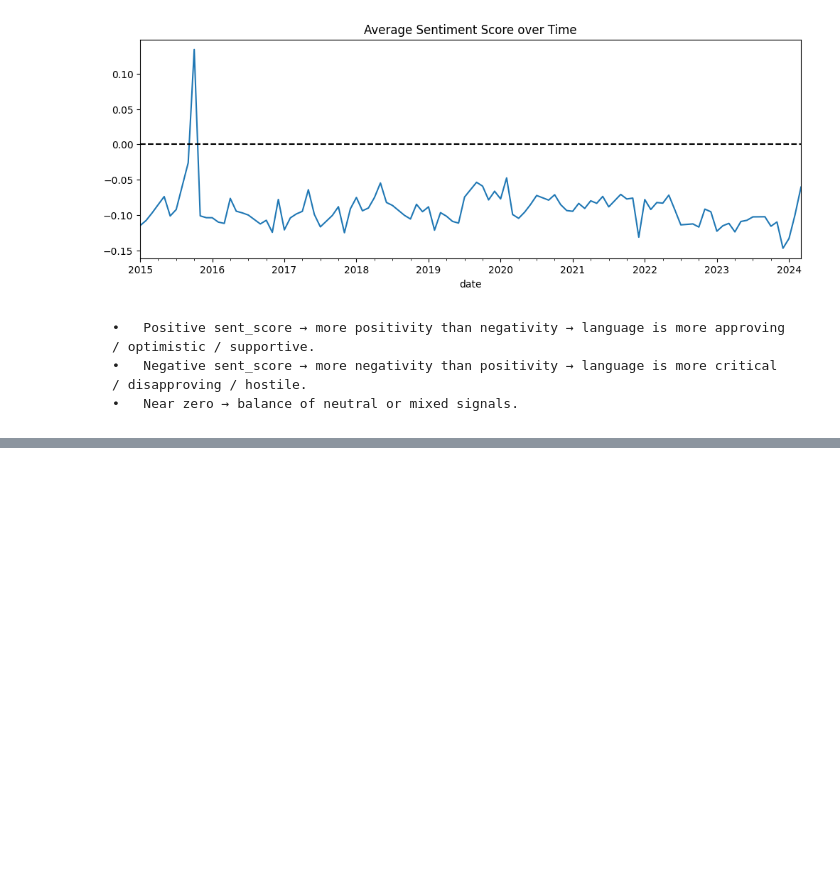
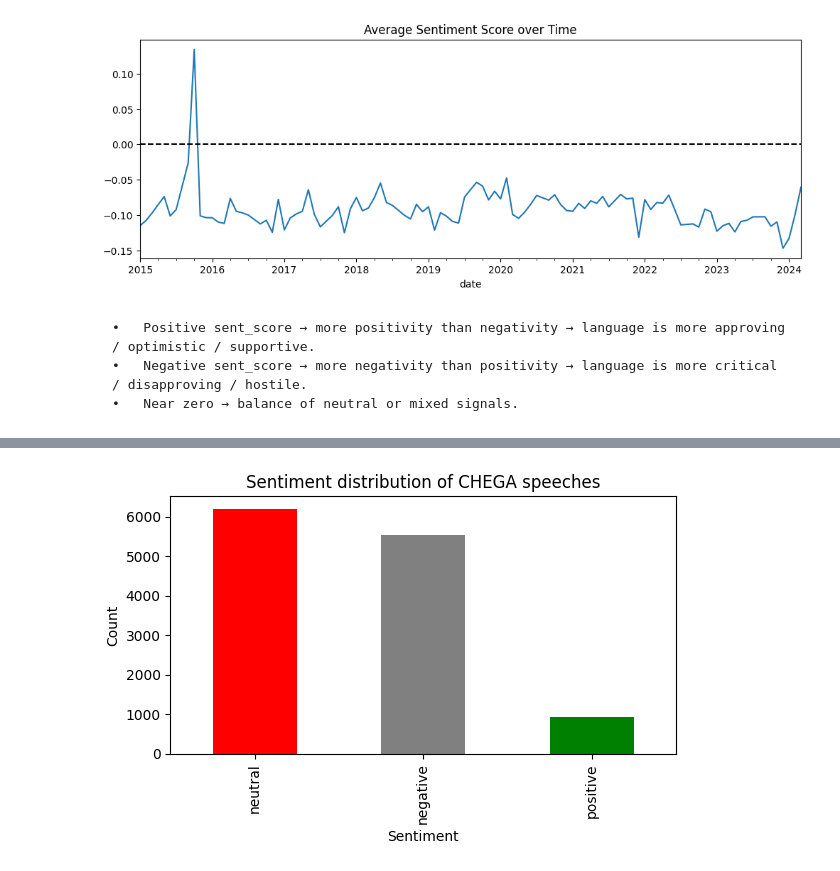
Before and after one commit to elisaonder/master-thesis, a Jupyter notebook: Sentiment_Analysis.ipynb, the cells around one changed output, grey strips where cells are left out. Saved outputs shown, nothing was run; the diff lists cells and outputs as text; code cells hidden in the pictures; blank space fills up the shorter version.

```diff
--- a/Sentiment_Analysis.ipynb
+++ b/Sentiment_Analysis.ipynb
@@ -461,0 +508,9 @@ Name: count, dtype: int64
+# %%
+df[df["party_std"]=="CH"]["sent_label"].value_counts().plot(
+    kind="bar", color=["red","gray","green"], figsize=(6,4)
+)
+plt.title("Sentiment distribution of CHEGA speeches")
+plt.xlabel("Sentiment"); plt.ylabel("Count")
+plt.tight_layout(); plt.show()
+# %% [output]
+[figure, added]
```
Also changed, not shown: parts of 21 cells of this notebook.
